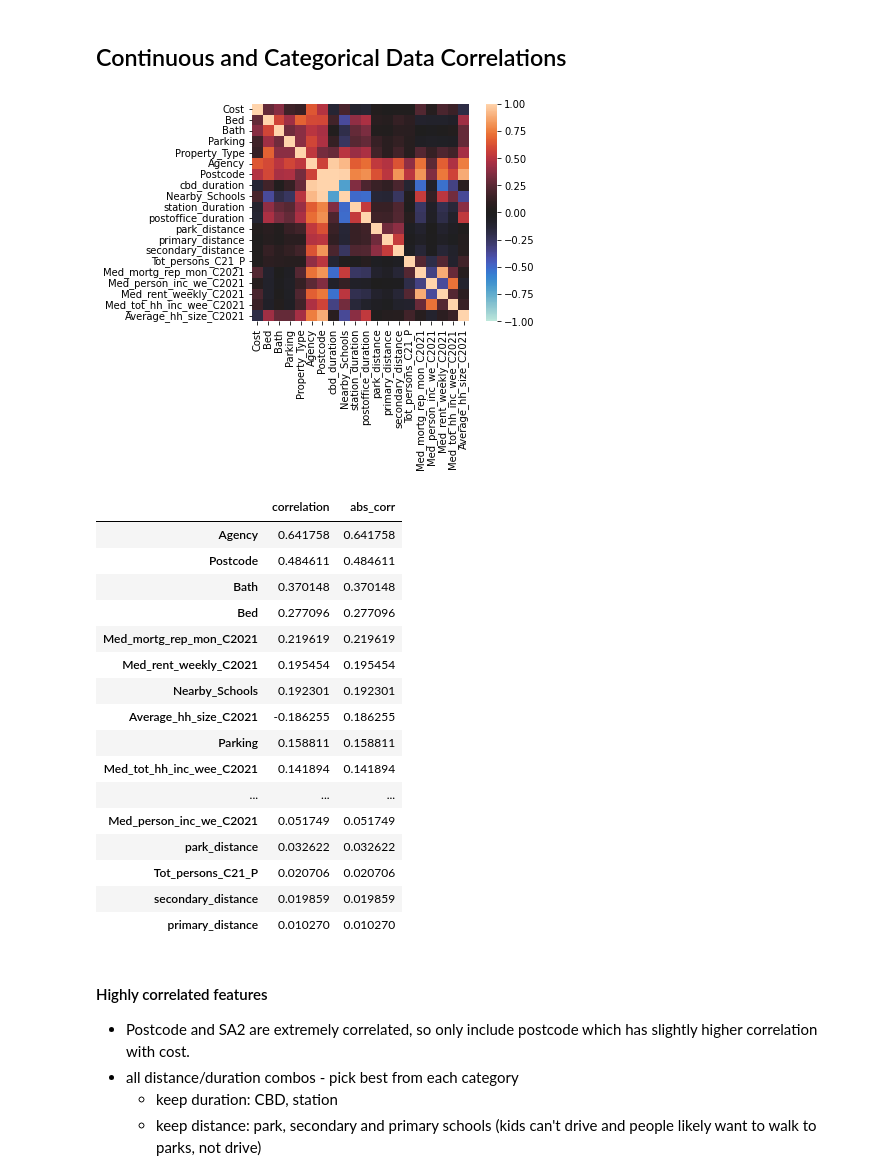
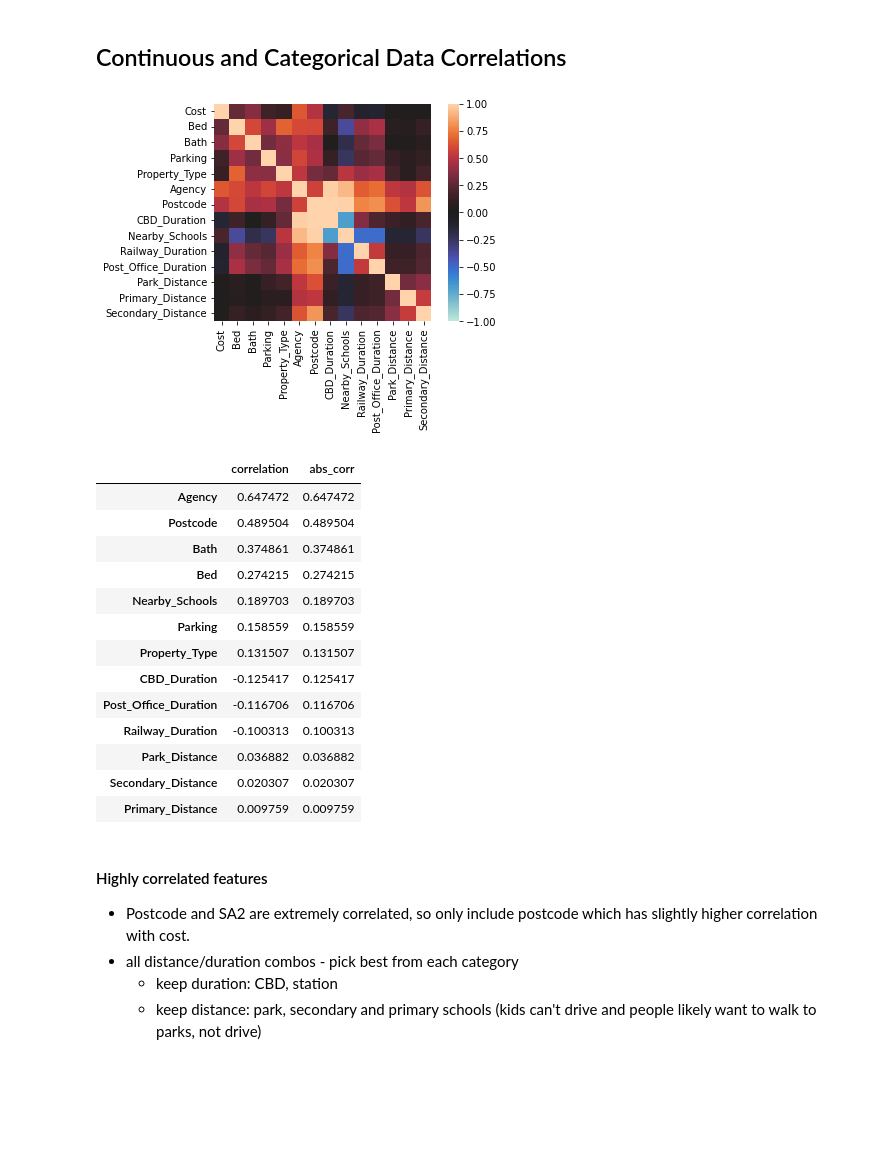
Before and after one commit to MAST30034-Applied-Data-Science/generic-real-estate-consulting-project-group-42, a Jupyter notebook: notebooks/analysis_properties.ipynb, the cells around one changed output. Cells and saved outputs as stored; diff of their text form; code cells hidden in the pictures; blank space fills up the shorter version.

```diff
--- a/notebooks/analysis_properties.ipynb
+++ b/notebooks/analysis_properties.ipynb
@@ -97,11 +97,11 @@ cost_correlations.sort_values(by='abs_corr', ascending=False)
 ## Continuous and Categorical Data Correlations
 # %%
 # get correlation of numeric attributes with cost
-exclusions = ['Name', 'Coordinates', 'sa2_2021', 'postoffice_distance', 'station_distance', 'park_duration', 'secondary_duration', 'primary_duration', 'Med_person_inc_we_C2021']
+exclusions = ['Name', 'Coordinates', 'sa2_2021', 'Post_Office_Distance', 'Railway_Distance', 'Park_Duration', 'Secondary_Duration', 'Primary_Duration']
 corr_data = properties.drop(exclusions, axis=1)
 corr_mat = dython.nominal.associations(corr_data, annot=False)
 # %% [output]
-[figure, old version]
+[figure, new version]
 # %%
 sorted_mat = corr_mat['corr'].unstack().sort_values()
 
@@ -125,22 +125,19 @@ cost_correlations.index = cost_correlations.index.droplevel(0)
 cost_correlations.drop('Cost')
 # %% [output]
 |  | correlation | abs_corr |
-| Agency | 0.641758 | 0.641758 |
-| Postcode | 0.484611 | 0.484611 |
-| Bath | 0.370148 | 0.370148 |
-| Bed | 0.277096 | 0.277096 |
-| Med_mortg_rep_mon_C2021 | 0.219619 | 0.219619 |
-| Med_rent_weekly_C2021 | 0.195454 | 0.195454 |
-| Nearby_Schools | 0.192301 | 0.192301 |
-| Average_hh_size_C2021 | -0.186255 | 0.186255 |
-| Parking | 0.158811 | 0.158811 |
-| Med_tot_hh_inc_wee_C2021 | 0.141894 | 0.141894 |
-| ... | ... | ... |
-| Med_person_inc_we_C2021 | 0.051749 | 0.051749 |
-| park_distance | 0.032622 | 0.032622 |
-| Tot_persons_C21_P | 0.020706 | 0.020706 |
-| secondary_distance | 0.019859 | 0.019859 |
-| primary_distance | 0.010270 | 0.010270 |
+| Agency | 0.647472 | 0.647472 |
+| Postcode | 0.489504 | 0.489504 |
+| Bath | 0.374861 | 0.374861 |
+| Bed | 0.274215 | 0.274215 |
+| Nearby_Schools | 0.189703 | 0.189703 |
+| Parking | 0.158559 | 0.158559 |
+| Property_Type | 0.131507 | 0.131507 |
+| CBD_Duration | -0.125417 | 0.125417 |
+| Post_Office_Duration | -0.116706 | 0.116706 |
+| Railway_Duration | -0.100313 | 0.100313 |
+| Park_Distance | 0.036882 | 0.036882 |
+| Secondary_Distance | 0.020307 | 0.020307 |
+| Primary_Distance | 0.009759 | 0.009759 |
 # %% [markdown]
 #### Highly correlated features
 - Postcode and SA2 are extremely correlated, so only include postcode which has slightly higher correlation with cost.
```
Also changed, not shown: parts of 5 cells of this notebook, 20 other files.
